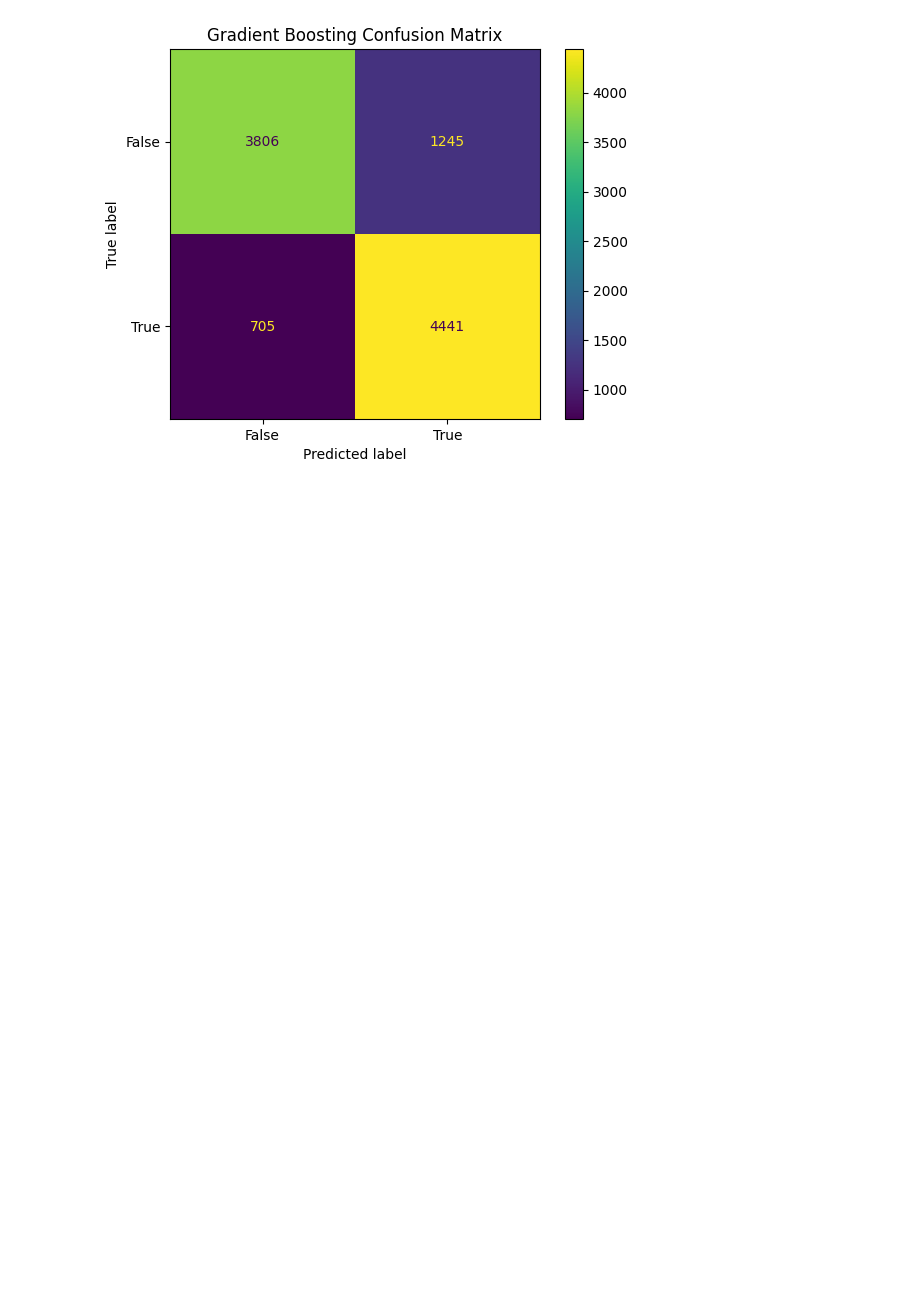
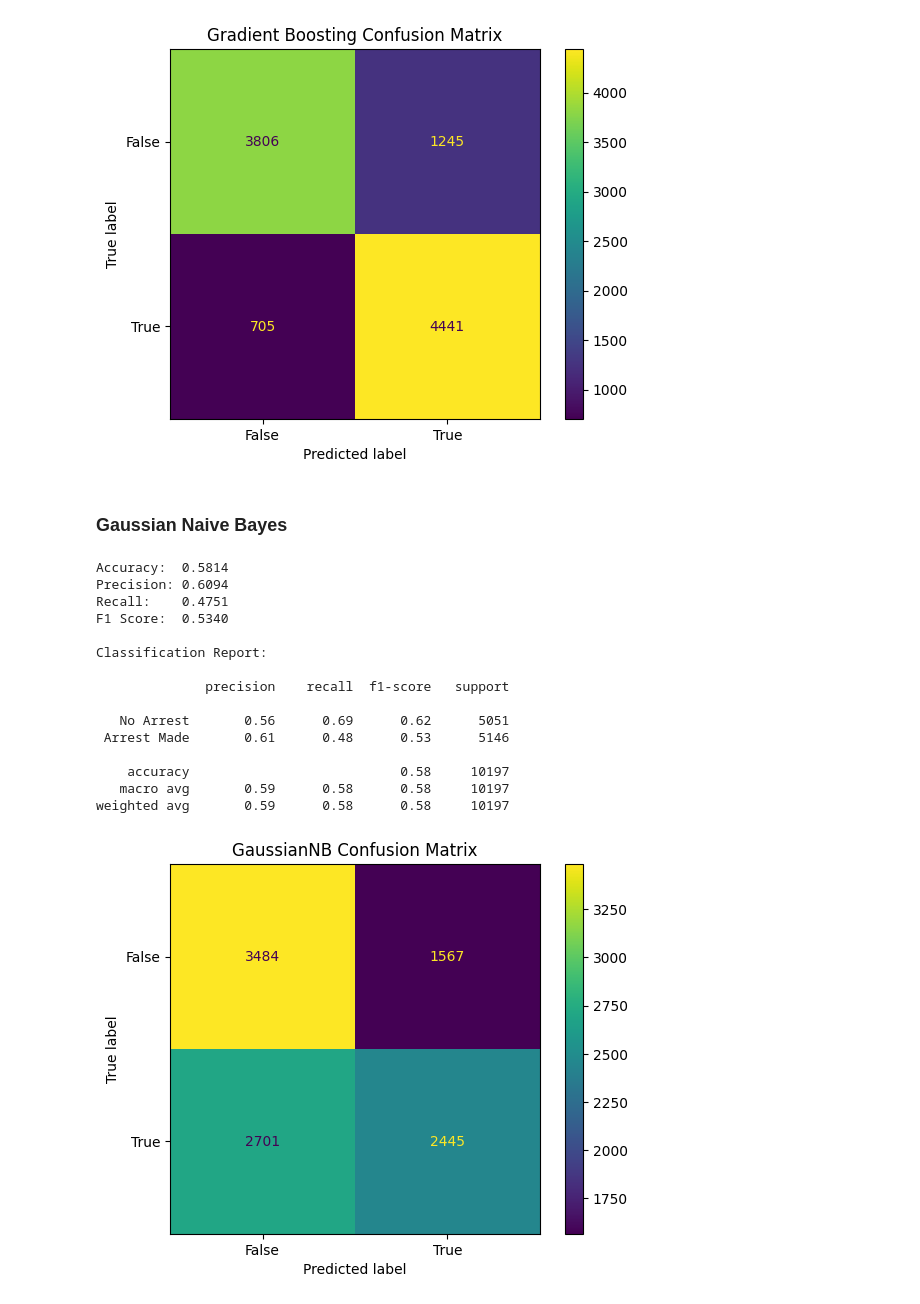
Before and after one commit to Samuelp0110/CS513_Final_Project, a Jupyter notebook: Data_Modeling.ipynb, the cells around one changed output. Saved outputs shown, nothing was run; the diff lists cells and outputs as text; code cells hidden in the pictures; blank space fills up the shorter version.

Commit message:
Adding Gaussian Naive  Bayes

```diff
--- a/Data_Modeling.ipynb
+++ b/Data_Modeling.ipynb
@@ -480,3 +480,49 @@ Classification Report:
    macro avg       0.81      0.81      0.81     10197
 weighted avg       0.81      0.81      0.81     10197
 [figure]
+# %% [markdown]
+### Gaussian Naive Bayes
+# %%
+### Gaussian Naive Bayes
+GNB_model = GaussianNB()
+GNB_model.fit(X_train, y_train)
+
+GNB_pred = GNB_model.predict(X_test)
+
+GNB_acc = accuracy_score(y_test, GNB_pred)
+GNB_precision = precision_score(y_test, GNB_pred, zero_division=0)
+GNB_recall = recall_score(y_test, GNB_pred)
+GNB_f1 = f1_score(y_test, GNB_pred)
+
+best_models['GaussianNB'] = GNB_acc
+
+print(f"Accuracy:  {GNB_acc:.4f}")
+print(f"Precision: {GNB_precision:.4f}")
+print(f"Recall:    {GNB_recall:.4f}")
+print(f"F1 Score:  {GNB_f1:.4f}")
+
+print("\nClassification Report:\n")
+print(classification_report(y_test, GNB_pred, target_names=['No Arrest', 'Arrest Made']))
+
+cm = confusion_matrix(y_test, GNB_pred)
+disp = ConfusionMatrixDisplay(confusion_matrix=cm, display_labels=GNB_model.classes_)
+disp.plot()
+plt.title('GaussianNB Confusion Matrix')
+plt.show()
+# %% [output]
+Accuracy:  0.5814
+Precision: 0.6094
+Recall:    0.4751
+F1 Score:  0.5340
+
+Classification Report:
+
+              precision    recall  f1-score   support
+
+   No Arrest       0.56      0.69      0.62      5051
+ Arrest Made       0.61      0.48      0.53      5146
+
+    accuracy                           0.58     10197
+   macro avg       0.59      0.58      0.58     10197
+weighted avg       0.59      0.58      0.58     10197
+[figure, added]
```
Also changed, not shown: parts of 2 cells of this notebook.
